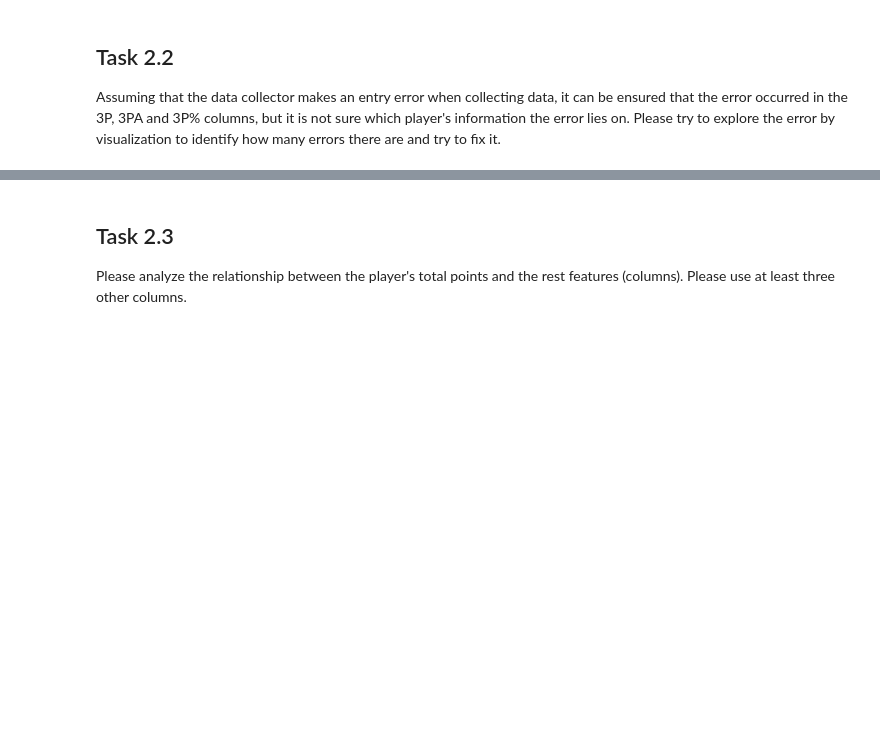
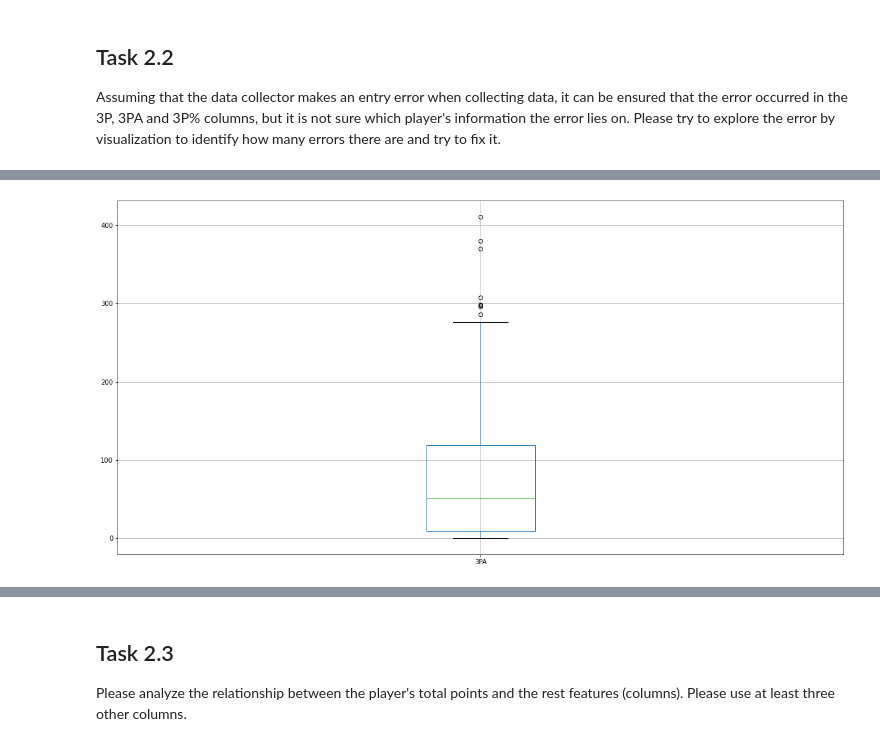
Before and after one commit to abir1997/nba-data-analysis, a Jupyter notebook: s3677701.ipynb, the cells around one changed output, grey strips where cells are left out. Cells and saved outputs as stored; diff of their text form; code cells hidden in the pictures; blank space fills up the shorter version.

```diff
--- a/s3677701.ipynb
+++ b/s3677701.ipynb
@@ -241,0 +287,4 @@ data.plot.scatter(x='3PA',
+# %%
+boxplot1 = data.boxplot(column=['3PA'], figsize=(20,10))
+# %% [output]
+[figure, added]
```
Also changed, not shown: parts of 11 cells of this notebook, 1 other file.
